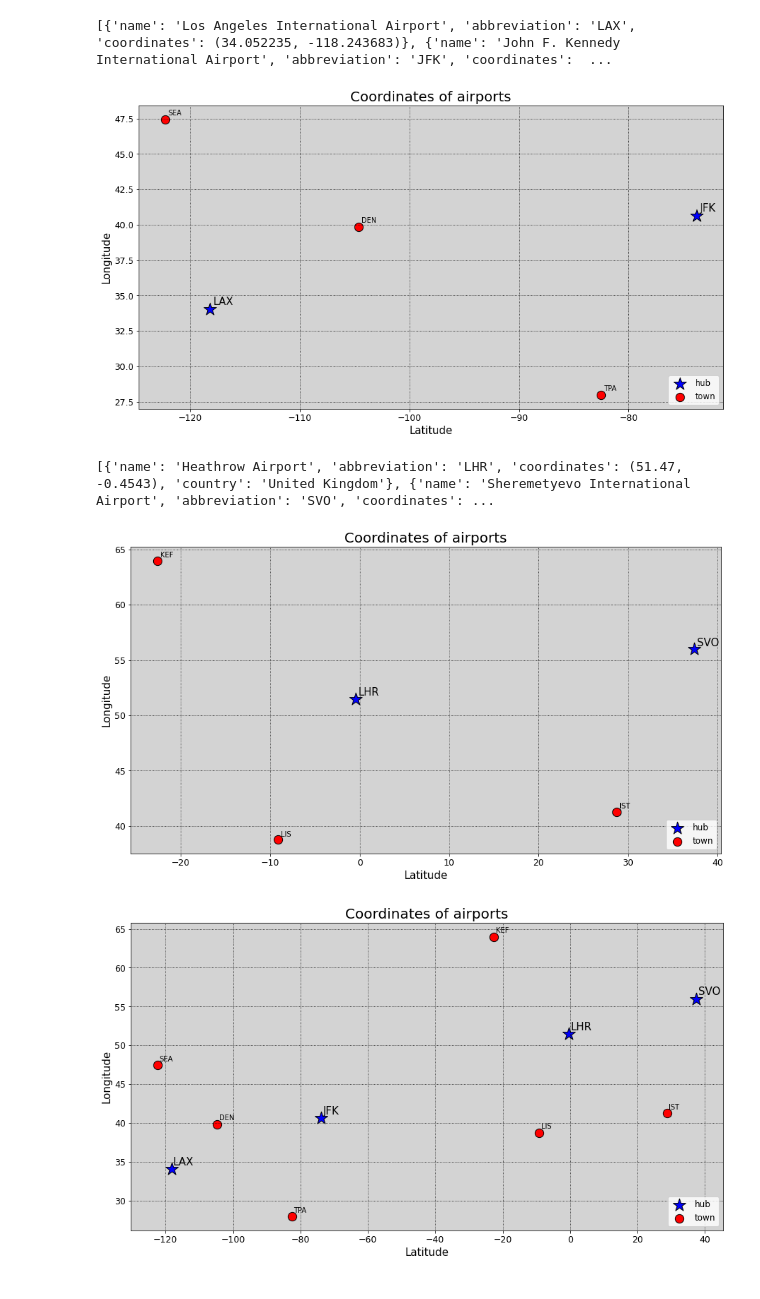
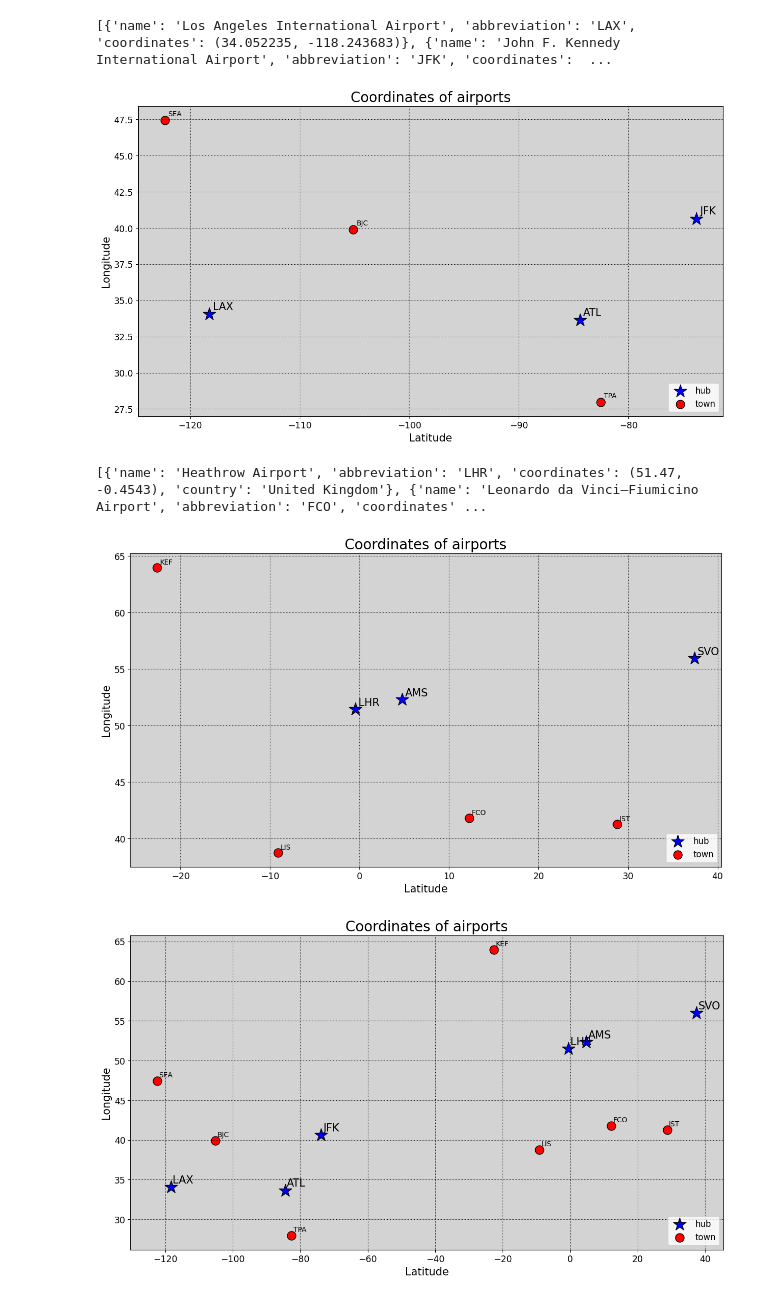
Before and after one commit to nickvandaelen/Flow-Maps, a Jupyter notebook: data_creation.ipynb, the cells around one changed output. Drawn from its saved outputs; the diff is of its cells as text; code cells hidden in the pictures.

```diff
--- a/data_creation.ipynb
+++ b/data_creation.ipynb
@@ -9,10 +11,12 @@ usa_airports = [
     {'name': 'Los Angeles International Airport', 'abbreviation': 'LAX', 'coordinates': (34.052235, -118.243683)},
     # {'name': 'Hartsfield-Jackson Atlanta International Airport', 'abbreviation': 'ATL', 'coordinates': (33.6407, -84.4277)},
     {'name': 'John F. Kennedy International Airport', 'abbreviation': 'JFK', 'coordinates': (40.6413, -73.7781)},
+    {'name': 'Hartsfield-Jackson Atlanta International Airport', 'abbreviation': 'ATL', 'coordinates': (33.6407, -84.4277)},
 
     # Smaller airports
-    {'name': 'Denver International Airport', 'abbreviation': 'DEN', 'coordinates': (39.8561, -104.6737)},
+    # {'name': 'Denver International Airport', 'abbreviation': 'DEN', 'coordinates': (39.8561, -104.6737)},
     # {'name': 'Dallas Love Field', 'abbreviation': 'DAL', 'coordinates': (32.8470, -96.8517)},
+    {'name': 'Rocky Mountain Metropolitan Airport', 'abbreviation': 'BJC', 'coordinates': (39.9097, -105.1174)},
     {'name': 'Seattle-Tacoma International Airport', 'abbreviation': 'SEA', 'coordinates': (47.4502, -122.3088)},
     {'name': 'Tampa International Airport', 'abbreviation': 'TPA', 'coordinates': (27.9755, -82.5333)}
 
@@ -79,7 +83,7 @@ axes.grid(True, color='black', linestyle='dotted')
 #     plt.savefig(r"algorithm_repository/Flow-Maps/data_loc_2.pdf", bbox_inches="tight")
 plt.show()
 # %% [output]
-[figure, old version]
+[figure, new version]
 # %%
 european_airports = [
     # Large European airports
@@ -87,9 +91,11 @@ european_airports = [
     # {'name': 'Charles de Gaulle Airport', 'abbreviation': 'CDG', 'coordinates': (49.0097, 2.5479), 'country': 'France'},
     # {'name': 'Frankfurt Airport', 'abbreviation': 'FRA', 'coordinates': (50.0344, 8.5575), 'country': 'Germany'},
     # {'name': 'Amsterdam Airport Schiphol', 'abbreviation': 'AMS', 'coordinates': (52.3105, 4.7683), 'country': 'Netherlands'},
-    # {'name': 'Leonardo da Vinci–Fiumicino Airport', 'abbreviation': 'FCO', 'coordinates': (41.8003, 12.2386), 'country': 'Italy'},
+    {'name': 'Leonardo da Vinci–Fiumicino Airport', 'abbreviation': 'FCO', 'coordinates': (41.8003, 12.2386), 'country': 'Italy'},
     # {'name': 'Zurich Airport', 'abbreviation': 'ZRH', 'coordinates': (47.4647, 8.5492), 'country': 'Switzerland'},
     {'name': 'Sheremetyevo International Airport', 'abbreviation': 'SVO', 'coordinates': (55.9726, 37.4149), 'country': 'Russia'},
+    # {'name': 'Adolfo Suárez Madrid–Barajas Airport', 'abbreviation': 'MAD', 'coordinates': (40.4919, -3.5691), 'country': 'Spain'},
+    {'name': 'Amsterdam Airport Schiphol', 'abbreviation': 'AMS', 'coordinates': (52.3105, 4.7683), 'country': 'Netherlands'},
 
     # Small European airports
     # {'name': 'Barcelona–El Prat Airport', 'abbreviation': 'BCN', 'coordinates': (41.2971, 2.0785), 'country': 'Spain'},
@@ -109,9 +115,9 @@ abbrevs = [airport['abbreviation'] for airport in european_airports]
 X = [airport['coordinates'][1] for airport in european_airports]
 Y = [airport['coordinates'][0] for airport in european_airports]
 # %% [output]
-[{'name': 'Heathrow Airport', 'abbreviation': 'LHR', 'coordinates': (51.47, -0.4543), 'country': 'United Kingdom'}, {'name': 'Sheremetyevo International Airport', 'abbreviation': 'SVO', 'coordinates': ...
+[{'name': 'Heathrow Airport', 'abbreviation': 'LHR', 'coordinates': (51.47, -0.4543), 'country': 'United Kingdom'}, {'name': 'Leonardo da Vinci–Fiumicino Airport', 'abbreviation': 'FCO', 'coordinates' ...
 # %%
-hubs = ['LHR', 'CDG', 'FRA', 'AMS', 'FCO', 'ZRH', 'SVO']
+hubs = ['LHR', 'CDG', 'FRA', 'AMS', 'ZRH', 'SVO', 'AMS']
 colors = ['blue' if city in hubs else 'red' for city in abbrevs]
 markers = ['*' if city in hubs else 'o' for city in abbrevs]
 sizes = [350 if city in hubs else 150 for city in abbrevs]
@@ -157,7 +163,7 @@ axes.grid(True, color='black', linestyle='dotted')
 #     plt.savefig(r"algorithm_repository/Flow-Maps/data_loc_2.pdf", bbox_inches="tight")
 plt.show()
 # %% [output]
-[figure, old version]
+[figure, new version]
 # %%
 airports = usa_airports + european_airports
 
@@ -166,7 +172,8 @@ abbrevs = [airport['abbreviation'] for airport in airports]
 X = [airport['coordinates'][1] for airport in airports]
 Y = [airport['coordinates'][0] for airport in airports]
 
-hubs = ['LHR', 'LAX', 'JFK', 'SVO']
+hubs = ['LHR', 'LAX', 'JFK', 'SVO', 'AMS', 'ATL']
+# hubs = ['LHR', 'CDG', 'FRA', 'AMS', 'FCO', 'ZRH', 'SVO', 'MAD', 'AMS']
 
 colors = ['blue' if city in hubs else 'red' for city in abbrevs]
 markers = ['*' if city in hubs else 'o' for city in abbrevs]
@@ -186,31 +193,31 @@ for i in range(len(abbrevs)):
     if labels[i] not in legend_labels:
         legend_handles.append(axes.scatter([], [], color=colors[i], edgecolors='black', marker=markers[i], s=sizes[i]))
         legend_labels.append(labels[i])  # Add marker label to legend labels list
     axes.scatter(X[i], Y[i], color=colors[i], edgecolors='black', marker=markers[i], s=sizes[i])
 # axes[1].scatter(X, Y, color=colors, edgecolors='black', marker=markers, s=150)
 axes.set_title("Coordinates of airports", fontsize=20)
 axes.tick_params(axis='both', labelsize=12.5)
 axes.set_facecolor('LightGrey')
 include_river = False
 if include_river:
     axes.axhline(40, xmin=0, xmax=0.55, linewidth=15, color='aqua')
     axes.axvline(40, ymin=0, ymax=0.45, linewidth=15, color='aqua')
     axes.axhline(40, xmin=0.5, xmax=0.62, linewidth=15, color='aqua')
     axes.axvline(50, ymin=0.455, ymax=0.63, linewidth=15, color='aqua')
     axes.axhline(60, xmin=0.635, xmax=0.745, linewidth=15, color='aqua')
     axes.axvline(60, ymin=0.66, ymax=1, linewidth=15, color='aqua')
 axes.set_xlabel('Latitude', fontsize=15)
 axes.set_ylabel('Longitude', fontsize=15)
 # Add the legend to the scatter plot
 axes.legend(handles=legend_handles, labels=legend_labels, loc='lower right', fontsize=12)
 # axes[1].set_xlim(0,)
 # axes[1].set_ylim(0,)
 for i, (x, y) in enumerate(zip(X, Y)):
     axes.text(x+0.5, y+0.5, abbrevs[i], fontsize=text_sizes[i], color='k')
 axes.grid(True, color='black', linestyle='dotted')
 # plt.tight_layout()
 # if not os.path.exists(r"algorithm_repository/Flow-Maps/data_loc_2.pdf"):
 #     plt.savefig(r"algorithm_repository/Flow-Maps/data_loc_2.pdf", bbox_inches="tight")
 plt.show()
 # %% [output]
-[figure, old version]
+[figure, new version]
```
Also changed, not shown: parts of 10 cells of this notebook, 11 other files.
